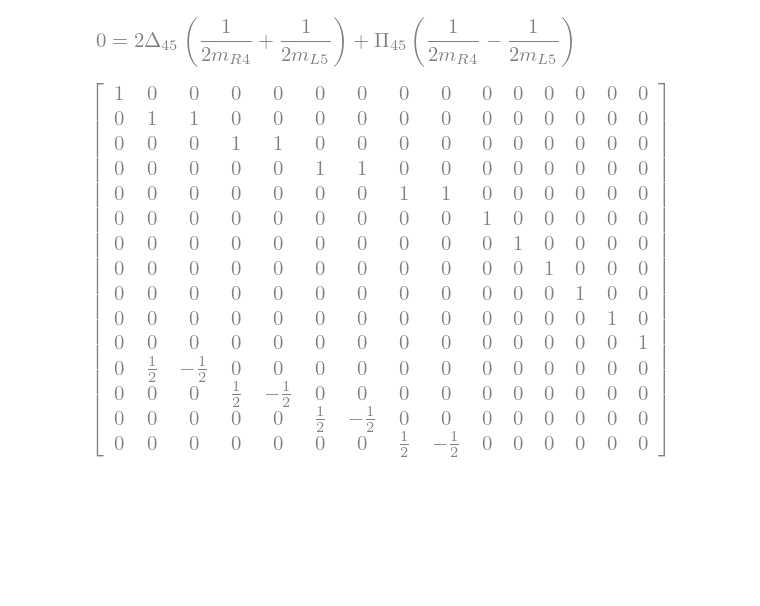
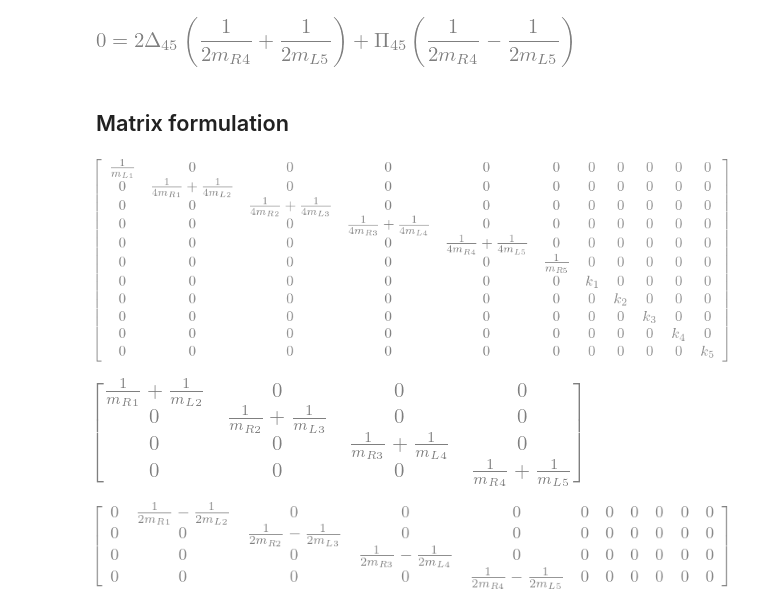
Before and after one commit to WetzelVictor/FPUT_DAE_PHS, a Jupyter notebook: 01_model/01_model.ipynb, the cells around one changed output. Drawn from its saved outputs; the diff is of its cells as text; code cells hidden in the pictures; blank space fills up the shorter version.

```diff
--- a/01_model/01_model.ipynb
+++ b/01_model/01_model.ipynb
@@ -151,7 +151,20 @@ for i in range(N_lambda):
 [figure]
 [figure]
 [figure]
-# %%
-M
-# %% [output]
-[figure, removed]
+# %% [markdown]
+## Matrix formulation
+# %%
+QZ11 = QZ[0:(Nx-N_lambda), 0:(Nx-N_lambda)]
+QZ11
+# %% [output]
+[figure, added]
+# %%
+QZ22 = QZ[(Nx-N_lambda)::, (Nx-N_lambda)::]
+QZ22
+# %% [output]
+[figure, added]
+# %%
+QZ12 = QZ[(Nx-N_lambda)::, 0:(Nx-N_lambda)]
+QZ12
+# %% [output]
+[figure, added]
```
Also changed, not shown: 1 other file.
